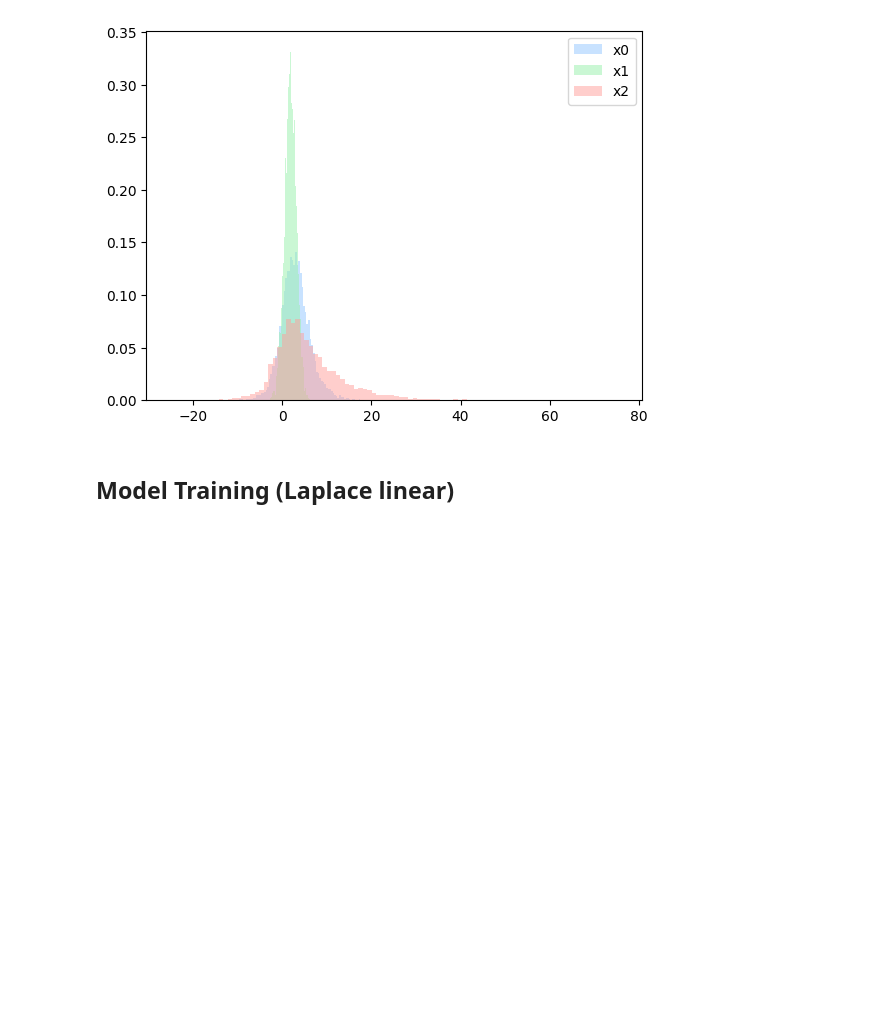
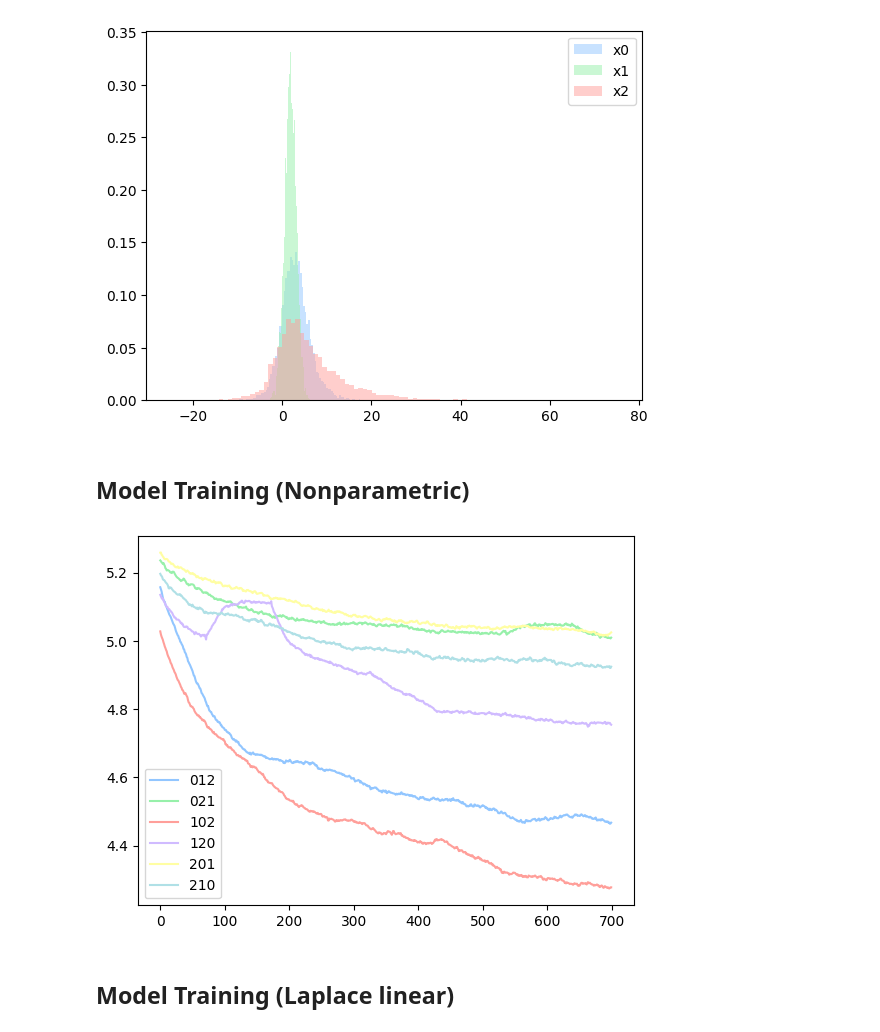
Before and after one commit to vahidzee/ocdaf, a Jupyter notebook: notebooks/model_test.ipynb, the cells around one changed output. Drawn from its saved outputs; the diff is of its cells as text; code cells hidden in the pictures; blank space fills up the shorter version.

```diff
--- a/notebooks/model_test.ipynb
+++ b/notebooks/model_test.ipynb
@@ -92,6 +188,30 @@ plt.show()
 # %% [output]
 [figure]
 [figure]
+# %% [markdown]
+## Model Training (Nonparametric)
+# %%
+all_models_nonparametric = create_new_set_of_models(
+    additive = False,
+    num_transforms = 1,
+    normalization = ActNorm,
+    base_distribution = torch.distributions.Normal(loc=0, scale=1),
+)
+all_histories_non_parametric = train_models_and_get_histories(
+    all_models_nonparametric,
+    dset_nonparametric,
+    batch_size=128,
+    lr=0.005,
+    epoch_count=100,
+)
+# %%
+smoothed_histories = smooth_graph(all_histories_non_parametric, window_size=100)
+for key in all_histories_non_parametric.keys():
+    plt.plot(smoothed_histories[key][:], label=key)
+plt.legend()
+plt.show()
+# %% [output]
+[figure, added]
 # %% [markdown]
 ## Model Training (Laplace linear)
 # %%
```
Also changed, not shown: parts of 4 cells of this notebook, 3 other files.
